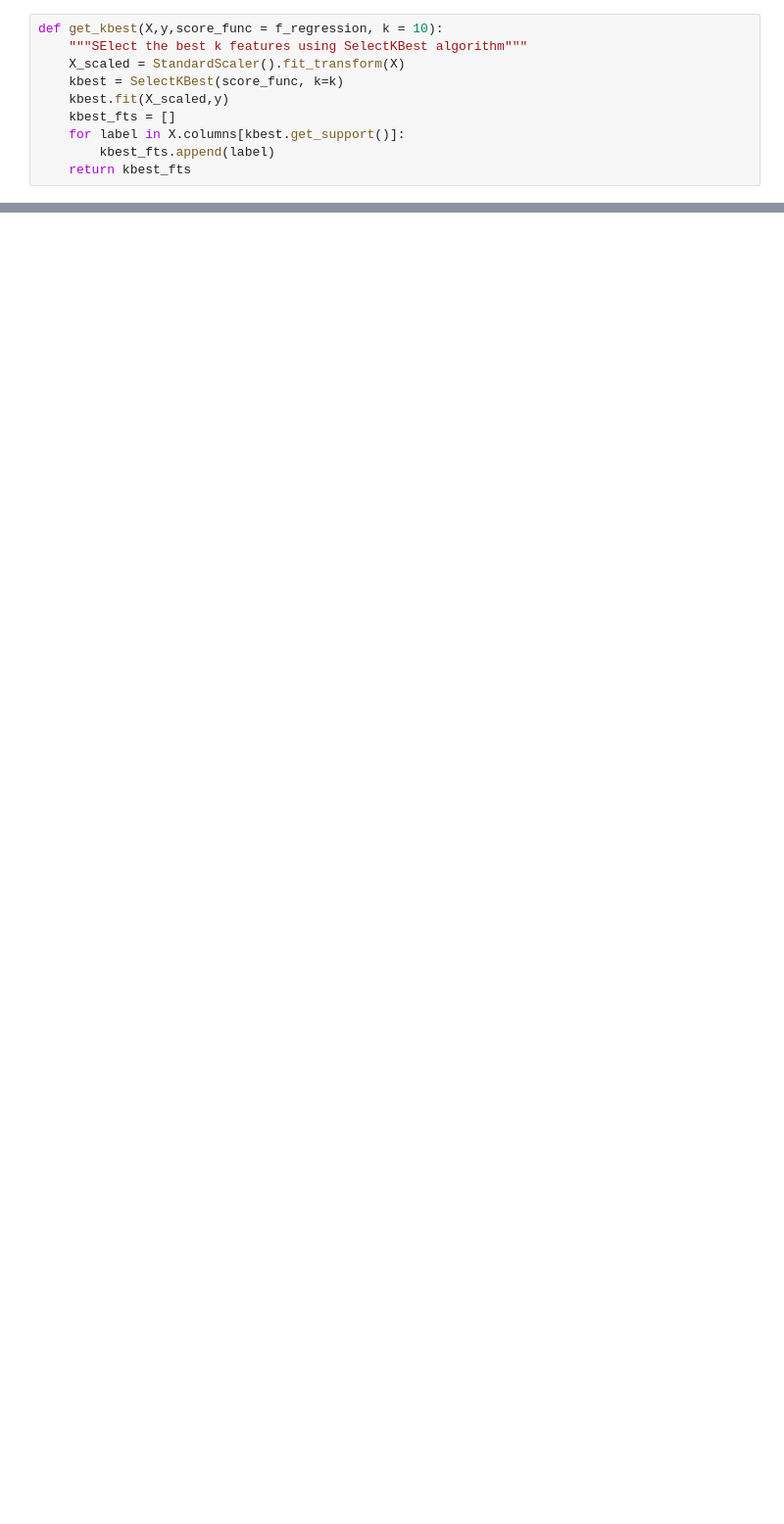
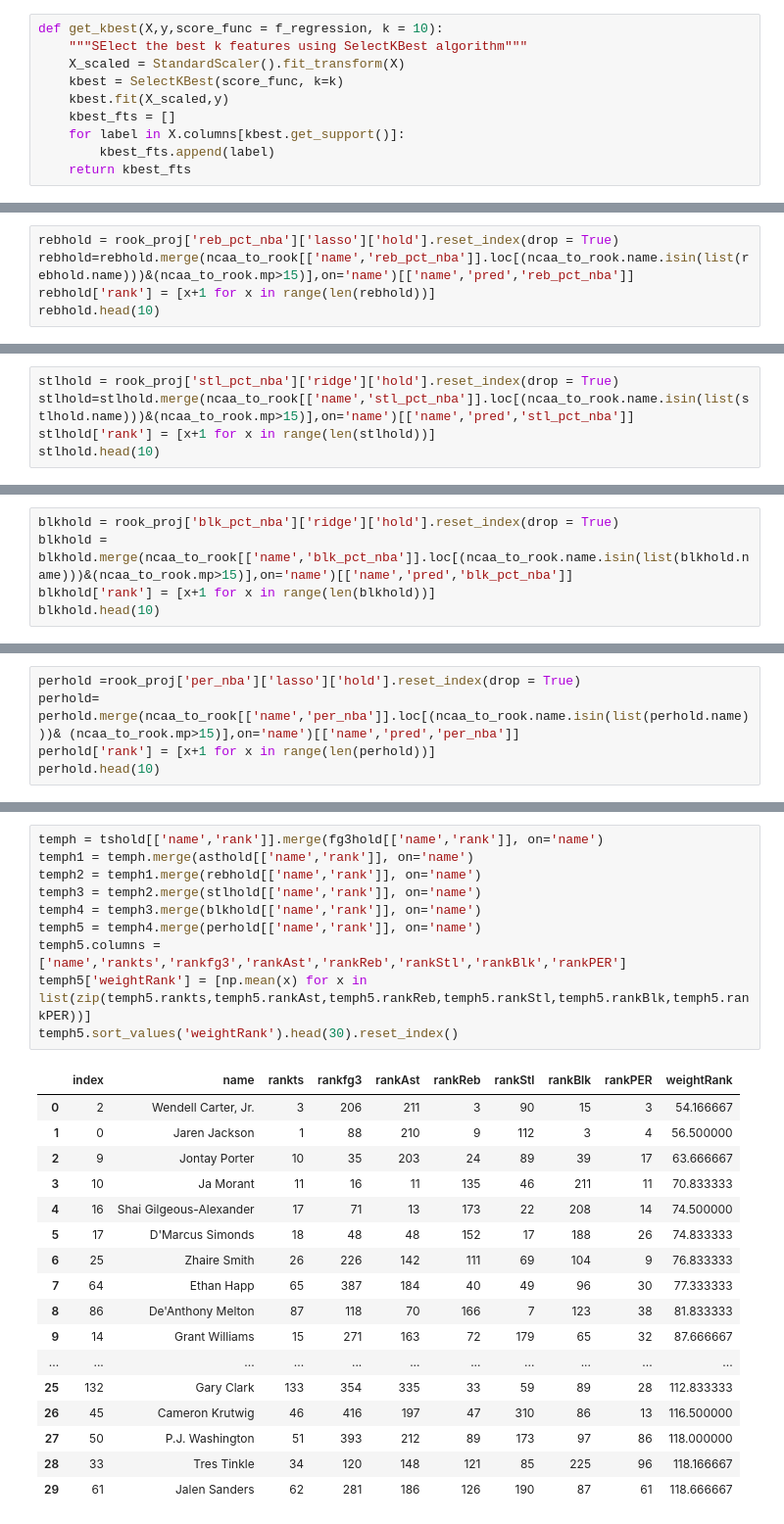
Before and after one commit to KaanME/NBA-Draft-Model, a Jupyter notebook: Models.ipynb, the cells around one changed output, grey strips where cells are left out. Shown at 98% size. Drawn from its saved outputs; the diff is of its cells as text; blank space fills up the shorter version.

```diff
--- a/Models.ipynb
+++ b/Models.ipynb
@@ -490,0 +520,5 @@ forest_per = forest(Xtr,ytr)
+# %%
+rebhold = rook_proj['reb_pct_nba']['lasso']['hold'].reset_index(drop = True)
+rebhold=rebhold.merge(ncaa_to_rook[['name','reb_pct_nba']].loc[(ncaa_to_rook.name.isin(list(rebhold.name)))&(ncaa_to_rook.mp>15)],on='name')[['name','pred','reb_pct_nba']]
+rebhold['rank'] = [x+1 for x in range(len(rebhold))]
+rebhold.head(10)
@@ -490,0 +554,5 @@ forest_per = forest(Xtr,ytr)
+# %%
+stlhold = rook_proj['stl_pct_nba']['ridge']['hold'].reset_index(drop = True)
+stlhold=stlhold.merge(ncaa_to_rook[['name','stl_pct_nba']].loc[(ncaa_to_rook.name.isin(list(stlhold.name)))&(ncaa_to_rook.mp>15)],on='name')[['name','pred','stl_pct_nba']]
+stlhold['rank'] = [x+1 for x in range(len(stlhold))]
+stlhold.head(10)
@@ -490,0 +588,5 @@ forest_per = forest(Xtr,ytr)
+# %%
+blkhold = rook_proj['blk_pct_nba']['ridge']['hold'].reset_index(drop = True)
+blkhold = blkhold.merge(ncaa_to_rook[['name','blk_pct_nba']].loc[(ncaa_to_rook.name.isin(list(blkhold.name)))&(ncaa_to_rook.mp>15)],on='name')[['name','pred','blk_pct_nba']]
+blkhold['rank'] = [x+1 for x in range(len(blkhold))]
+blkhold.head(10)
@@ -490,0 +636,5 @@ forest_per = forest(Xtr,ytr)
+# %%
+perhold =rook_proj['per_nba']['lasso']['hold'].reset_index(drop = True)
+perhold= perhold.merge(ncaa_to_rook[['name','per_nba']].loc[(ncaa_to_rook.name.isin(list(perhold.name)))& (ncaa_to_rook.mp>15)],on='name')[['name','pred','per_nba']]
+perhold['rank'] = [x+1 for x in range(len(perhold))]
+perhold.head(10)
@@ -490,0 +765,28 @@ forest_per = forest(Xtr,ytr)
+# %%
+temph = tshold[['name','rank']].merge(fg3hold[['name','rank']], on='name')
+temph1 = temph.merge(asthold[['name','rank']], on='name')
+temph2 = temph1.merge(rebhold[['name','rank']], on='name')
+temph3 = temph2.merge(stlhold[['name','rank']], on='name')
+temph4 = temph3.merge(blkhold[['name','rank']], on='name')
+temph5 = temph4.merge(perhold[['name','rank']], on='name')
+temph5.columns = ['name','rankts','rankfg3','rankAst','rankReb','rankStl','rankBlk','rankPER']
+temph5['weightRank'] = [np.mean(x) for x in list(zip(temph5.rankts,temph5.rankAst,temph5.rankReb,temph5.rankStl,temph5.rankBlk,temph5.rankPER))]
+temph5.sort_values('weightRank').head(30).reset_index()
+# %% [output]
+|  | index | name | rankts | rankfg3 | rankAst | rankReb | rankStl | rankBlk | rankPER | weightRank |
+| 0 | 2 | Wendell Carter, Jr. | 3 | 206 | 211 | 3 | 90 | 15 | 3 | 54.166667 |
+| 1 | 0 | Jaren Jackson | 1 | 88 | 210 | 9 | 112 | 3 | 4 | 56.500000 |
+| 2 | 9 | Jontay Porter | 10 | 35 | 203 | 24 | 89 | 39 | 17 | 63.666667 |
+| 3 | 10 | Ja Morant | 11 | 16 | 11 | 135 | 46 | 211 | 11 | 70.833333 |
+| 4 | 16 | Shai Gilgeous-Alexander | 17 | 71 | 13 | 173 | 22 | 208 | 14 | 74.500000 |
+| 5 | 17 | D'Marcus Simonds | 18 | 48 | 48 | 152 | 17 | 188 | 26 | 74.833333 |
+| 6 | 25 | Zhaire Smith | 26 | 226 | 142 | 111 | 69 | 104 | 9 | 76.833333 |
+| 7 | 64 | Ethan Happ | 65 | 387 | 184 | 40 | 49 | 96 | 30 | 77.333333 |
+| 8 | 86 | De'Anthony Melton | 87 | 118 | 70 | 166 | 7 | 123 | 38 | 81.833333 |
+| 9 | 14 | Grant Williams | 15 | 271 | 163 | 72 | 179 | 65 | 32 | 87.666667 |
+| ... | ... | ... | ... | ... | ... | ... | ... | ... | ... | ... |
+| 25 | 132 | Gary Clark | 133 | 354 | 335 | 33 | 59 | 89 | 28 | 112.833333 |
+| 26 | 45 | Cameron Krutwig | 46 | 416 | 197 | 47 | 310 | 86 | 13 | 116.500000 |
+| 27 | 50 | P.J. Washington | 51 | 393 | 212 | 89 | 173 | 97 | 86 | 118.000000 |
+| 28 | 33 | Tres Tinkle | 34 | 120 | 148 | 121 | 85 | 225 | 96 | 118.166667 |
+| 29 | 61 | Jalen Sanders | 62 | 281 | 186 | 126 | 190 | 87 | 61 | 118.666667 |
```
Also changed, not shown: parts of 71 cells of this notebook.
